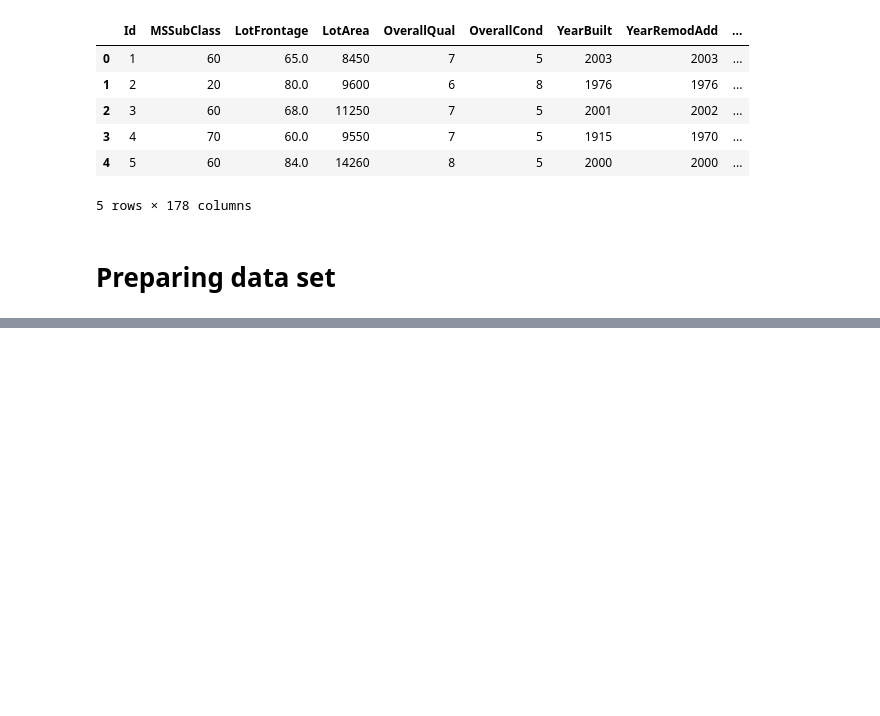
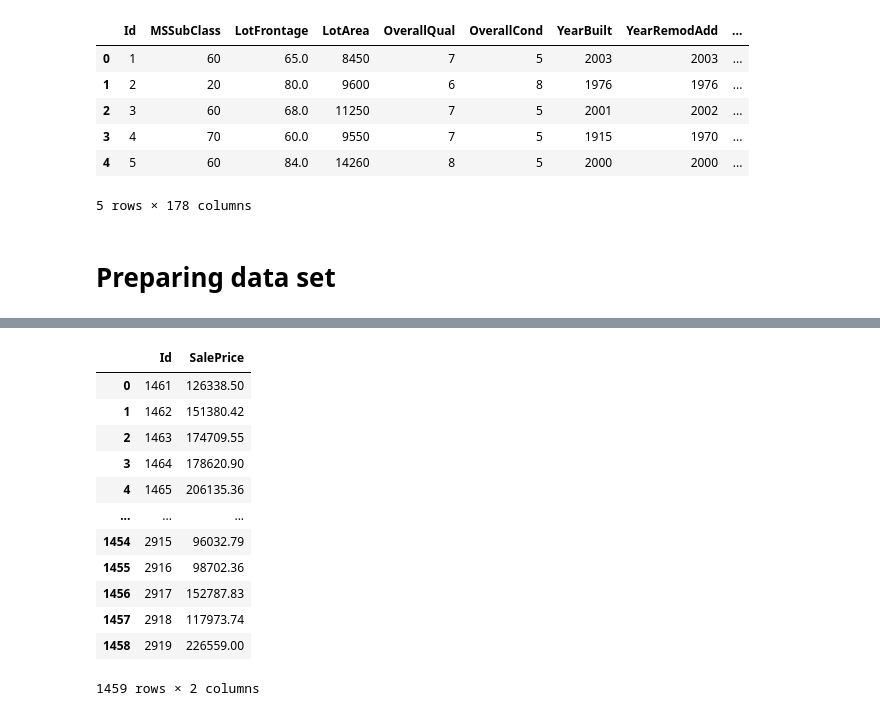
Before and after one commit to thalibarrifqi/House-Prices-Advanced-Regression-Techniques, a Jupyter notebook: regression_project.ipynb, the cells around one changed output, grey strips where cells are left out. Cells and saved outputs as stored; diff of their text form; code cells hidden in the pictures; blank space fills up the shorter version.

```diff
--- a/regression_project.ipynb
+++ b/regression_project.ipynb
@@ -498,0 +522,18 @@ random_cv = RandomizedSearchCV(estimator=regressor,
+# %%
+submission_df = pd.read_csv('submission.csv')
+# %%
+submission_df
+# %% [output]
+|  | Id | SalePrice |
+| 0 | 1461 | 126338.50 |
+| 1 | 1462 | 151380.42 |
+| 2 | 1463 | 174709.55 |
+| 3 | 1464 | 178620.90 |
+| 4 | 1465 | 206135.36 |
+| ... | ... | ... |
+| 1454 | 2915 | 96032.79 |
+| 1455 | 2916 | 98702.36 |
+| 1456 | 2917 | 152787.83 |
+| 1457 | 2918 | 117973.74 |
+| 1458 | 2919 | 226559.00 |
+1459 rows × 2 columns
```
Also changed, not shown: parts of 19 cells of this notebook, 1 other file.
